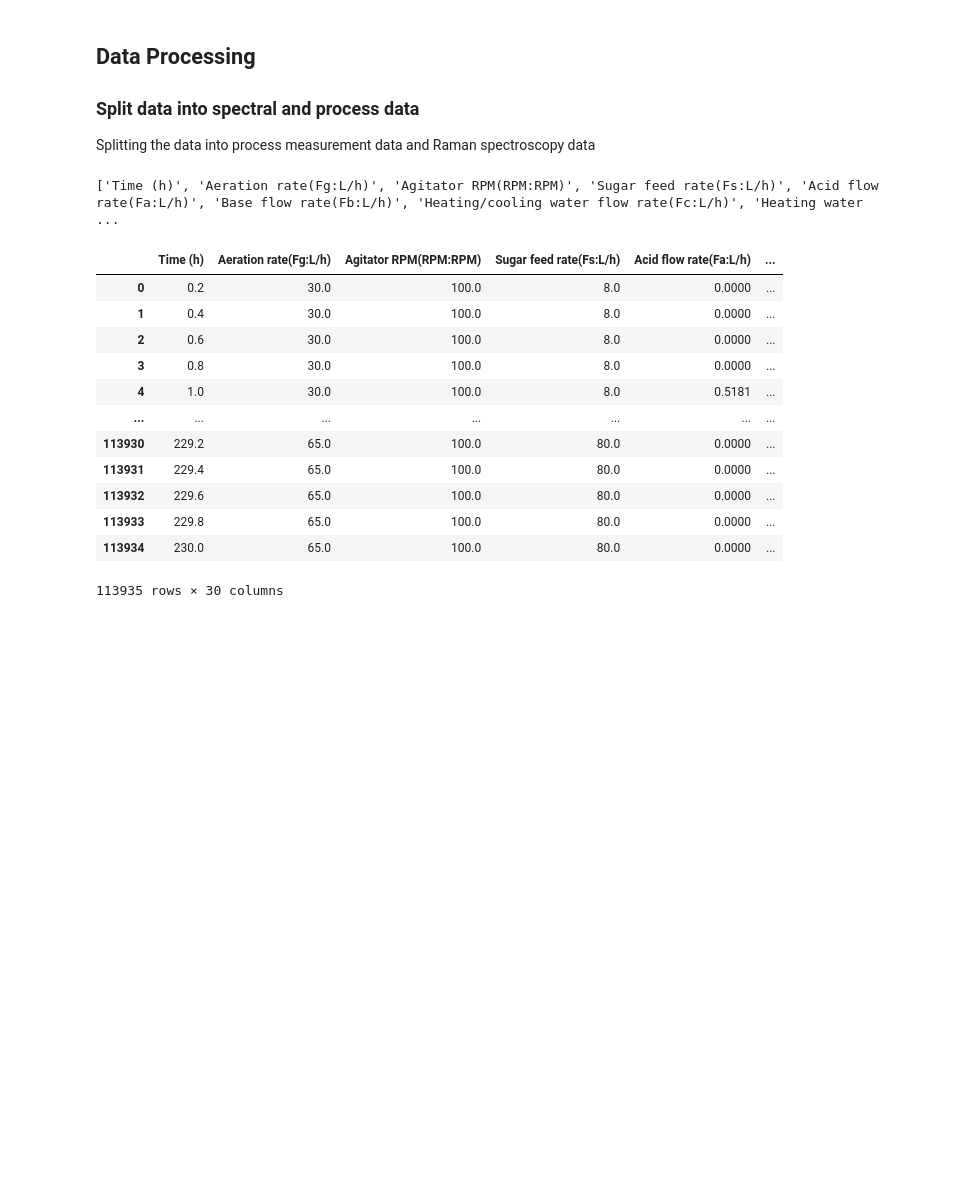
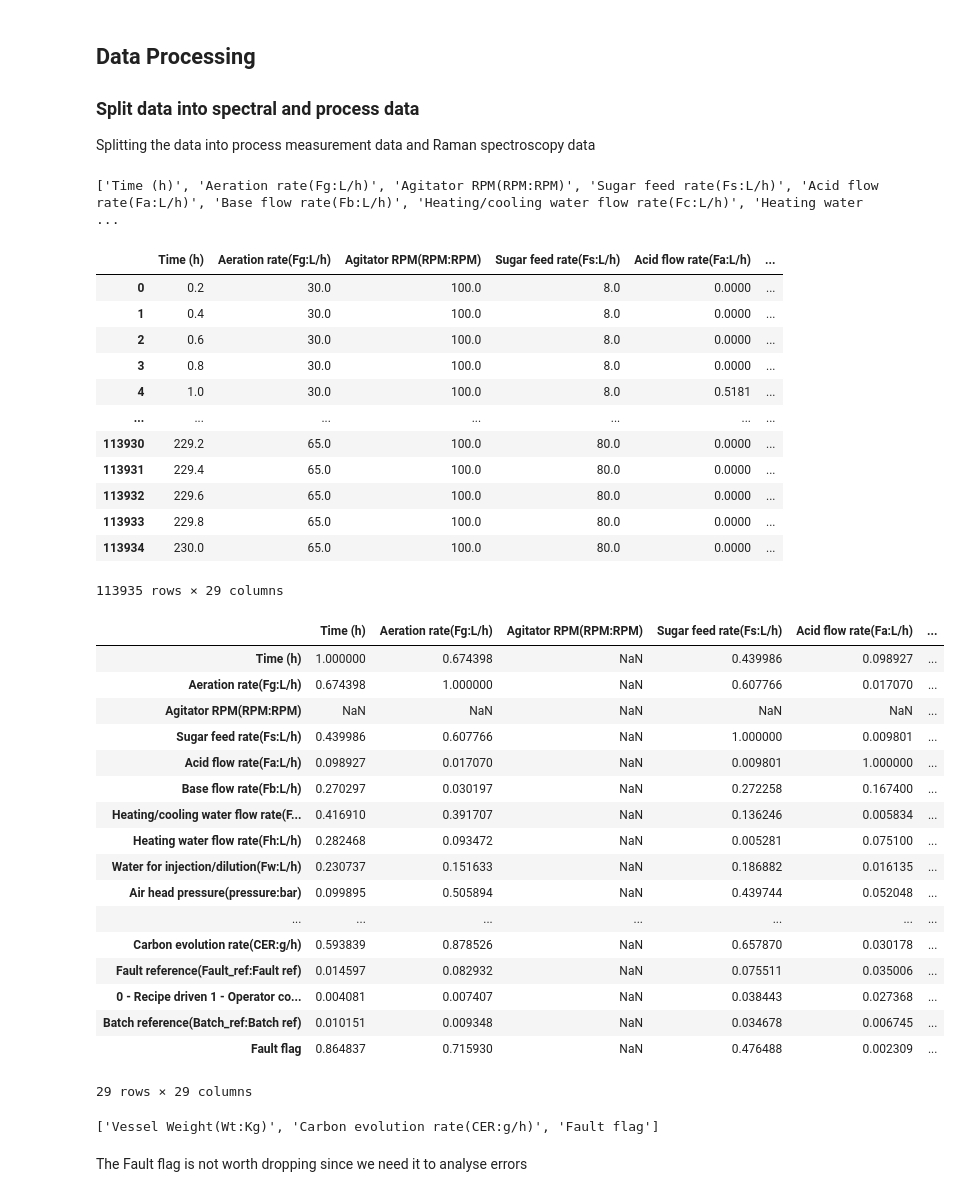
Before and after one commit to plutoniumm/MLTests, a Jupyter notebook: data_cleanup.ipynb, the cells around one changed output. Saved outputs shown, nothing was run; the diff lists cells and outputs as text; code cells hidden in the pictures; blank space fills up the shorter version.

```diff
--- a/data_cleanup.ipynb
+++ b/data_cleanup.ipynb
@@ -54,26 +40,27 @@ Index(['Time (h)', 'Aeration rate(Fg:L/h)', 'Agitator RPM(RPM:RPM)',
 ### Split data into spectral and process data
 Splitting the data into process measurement data and Raman spectroscopy data
 # %%
-variable_data.describe()
+variable_data.describe();
 ### Reable Batch ID's correctly
-variable_data = variable_data.rename(columns={'2-PAT control(PAT_ref:PAT ref)': 'Batch reference(Batch_ref:Batch ref)','Batch reference(Batch_ref:Batch ref)':'2-PAT control(PAT_ref:PAT ref)'})
+variable_data = variable_data.rename(columns={'2-PAT control(PAT_ref:PAT ref)': 'Batch reference(Batch_ref:Batch ref)','Batch reference(Batch_ref:Batch ref)':'2-PAT control(PAT_ref:PAT ref)'});
 
+cleanups = ["Ammonia", "PAT", "Batch ID", "Raman"];
+for name in cleanups:
+    variable_data = variable_data[variable_data.columns.drop(list(variable_data.filter(regex=name)))]
 
-variable_data = variable_data[variable_data.columns.drop(list(variable_data.filter(regex='Ammonia')))] # Remove AMmonia
-variable_data = variable_data[variable_data.columns.drop(list(variable_data.filter(regex='PAT')))] # Remove PAT Ref data
-variable_data = variable_data[variable_data.columns.drop(list(variable_data.filter(regex='Raman')))] # Remove Raman Spectro data
 variable_data = variable_data.dropna(thresh=variable_data.shape[0]*0.6,axis=1) # Remove rows more than 60% empty
 variable_data.drop(columns=variable_data.columns[variable_data.eq(0.0).mean()>0.85]) # Remove cols with more than 85% 0s
 
-# variable_data.drop(columns=["Batch ID"]) # Batch ID
-
+variable_data = variable_data.fillna(0) # Fill NA
 variable_data.to_csv("data/clean_data.csv", sep=',', index=False)
 # %%
 cols = variable_data.columns.to_list()
 
 with open('data/V3_heads.jsonc', 'w') as f:
+    f.write("[\n")
     for line in cols:
-        f.write("{\"none\":\"%s\"},\n" % line)
+        f.write("\t{\n\t\t\"none\":\"%s\"\n\t},\n" % line)
+    f.write("]")
 
 
 print(cols)
@@ -92,4 +79,38 @@ variable_data
 | 113932 | 229.6 | 65.0 | 100.0 | 80.0 | 0.0000 | ... |
 | 113933 | 229.8 | 65.0 | 100.0 | 80.0 | 0.0000 | ... |
 | 113934 | 230.0 | 65.0 | 100.0 | 80.0 | 0.0000 | ... |
-113935 rows × 30 columns
+113935 rows × 29 columns
+# %%
+corr_matrix = variable_data.corr().abs()
+corr_matrix
+# %% [output]
+|  | Time (h) | Aeration rate(Fg:L/h) | Agitator RPM(RPM:RPM) | Sugar feed rate(Fs:L/h) | Acid flow rate(Fa:L/h) | ... |
+| Time (h) | 1.000000 | 0.674398 | NaN | 0.439986 | 0.098927 | ... |
+| Aeration rate(Fg:L/h) | 0.674398 | 1.000000 | NaN | 0.607766 | 0.017070 | ... |
+| Agitator RPM(RPM:RPM) | NaN | NaN | NaN | NaN | NaN | ... |
+| Sugar feed rate(Fs:L/h) | 0.439986 | 0.607766 | NaN | 1.000000 | 0.009801 | ... |
+| Acid flow rate(Fa:L/h) | 0.098927 | 0.017070 | NaN | 0.009801 | 1.000000 | ... |
+| Base flow rate(Fb:L/h) | 0.270297 | 0.030197 | NaN | 0.272258 | 0.167400 | ... |
+| Heating/cooling water flow rate(F... | 0.416910 | 0.391707 | NaN | 0.136246 | 0.005834 | ... |
+| Heating water flow rate(Fh:L/h) | 0.282468 | 0.093472 | NaN | 0.005281 | 0.075100 | ... |
+| Water for injection/dilution(Fw:L/h) | 0.230737 | 0.151633 | NaN | 0.186882 | 0.016135 | ... |
+| Air head pressure(pressure:bar) | 0.099895 | 0.505894 | NaN | 0.439744 | 0.052048 | ... |
+| ... | ... | ... | ... | ... | ... | ... |
+| Carbon evolution rate(CER:g/h) | 0.593839 | 0.878526 | NaN | 0.657870 | 0.030178 | ... |
+| Fault reference(Fault_ref:Fault ref) | 0.014597 | 0.082932 | NaN | 0.075511 | 0.035006 | ... |
+| 0 - Recipe driven 1 - Operator co... | 0.004081 | 0.007407 | NaN | 0.038443 | 0.027368 | ... |
+| Batch reference(Batch_ref:Batch ref) | 0.010151 | 0.009348 | NaN | 0.034678 | 0.006745 | ... |
+| Fault flag | 0.864837 | 0.715930 | NaN | 0.476488 | 0.002309 | ... |
+29 rows × 29 columns
+# %%
+# Select upper triangle of correlation matrix
+upper = corr_matrix.where(np.triu(np.ones(corr_matrix.shape), k=1).astype(bool))
+# Find features with correlation greater than 0.95
+to_drop = [column for column in upper.columns if any(upper[column] > 0.9)]
+print(to_drop)
+# %% [output]
+['Vessel Weight(Wt:Kg)', 'Carbon evolution rate(CER:g/h)', 'Fault flag']
+# %% [markdown]
+The Fault flag is not worth dropping since we need it to analyse errors
+
+<!-- The vessel weight will not be dropped -->
```
Also changed, not shown: parts of 2 cells of this notebook, 2 other files.
